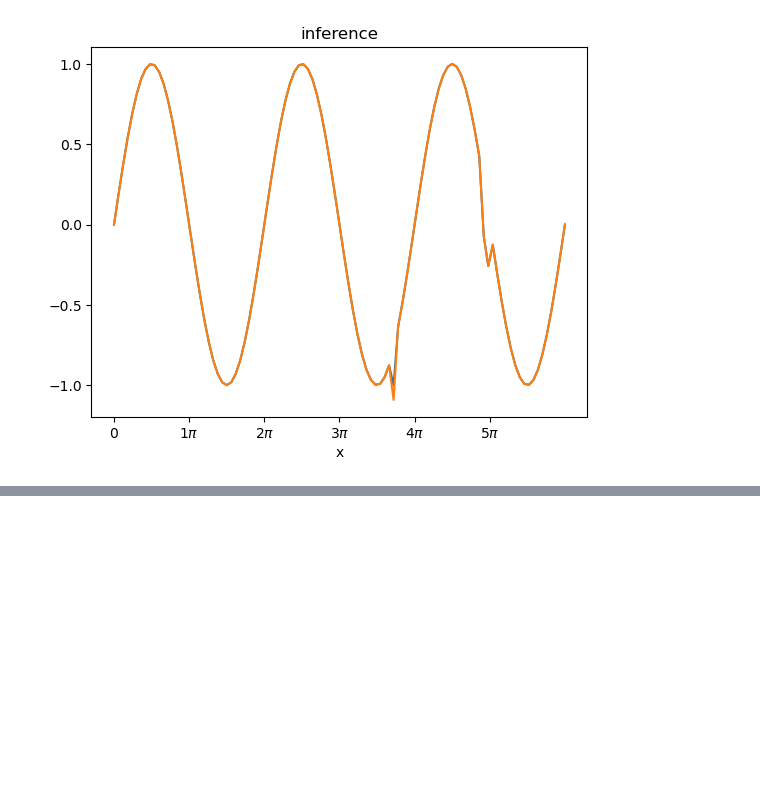
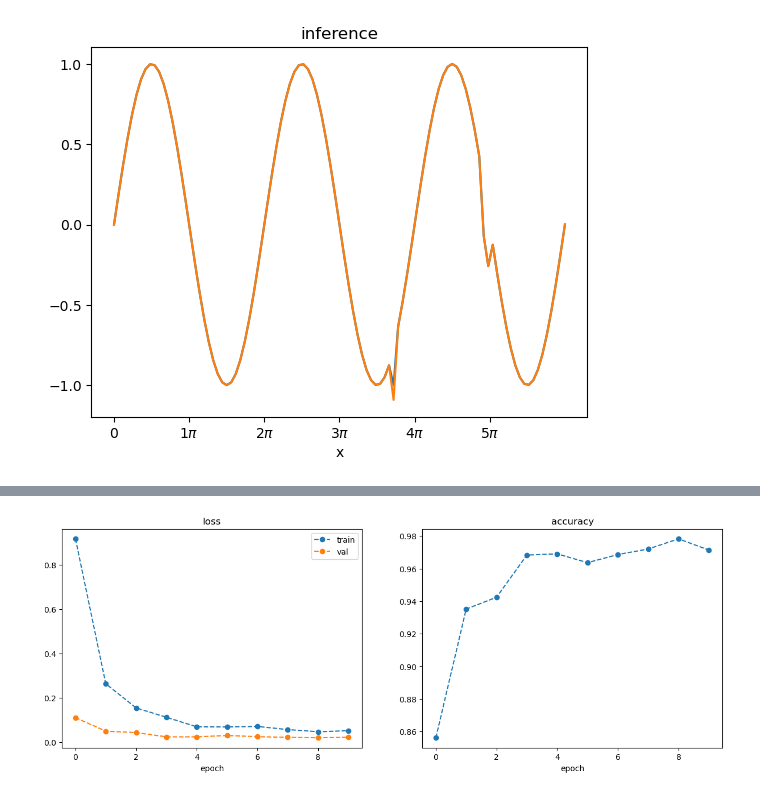
Before and after one commit to dHuberYoumans/neural_networks, a Jupyter notebook: simple_models/simple_models.ipynb, the cells around one changed output, grey strips where cells are left out. Cells and saved outputs as stored; diff of their text form; code cells hidden in the pictures; blank space fills up the shorter version.

```diff
--- a/simple_models/simple_models.ipynb
+++ b/simple_models/simple_models.ipynb
@@ -392,0 +524,7 @@ plt.plot(t,y.flatten());
+# %%
+# USE GPU IF AVAILABLE
+device = torch.device("mps" if torch.backends.mps.is_available() else "cpu")
+
+model = CNN2d().to(device)
+
+print(model)
@@ -392,0 +616,16 @@ plt.plot(t,y.flatten());
+# %%
+fig = plt.figure(figsize=(15,5))
+
+plt.subplot(1,2,1)
+plt.plot(torch.tensor(losses_train),'o',ls='--',label='train')
+plt.plot(torch.tensor(losses_val),'o',ls='--',label='val')
+plt.title('loss')
+plt.xlabel('epoch')
+plt.legend();
+
+plt.subplot(1,2,2)
+plt.plot(torch.tensor(acc),'o',ls='--')
+plt.title('accuracy')
+plt.xlabel('epoch');
+# %% [output]
+[figure, added]
```
Also changed, not shown: parts of 13 cells of this notebook.
